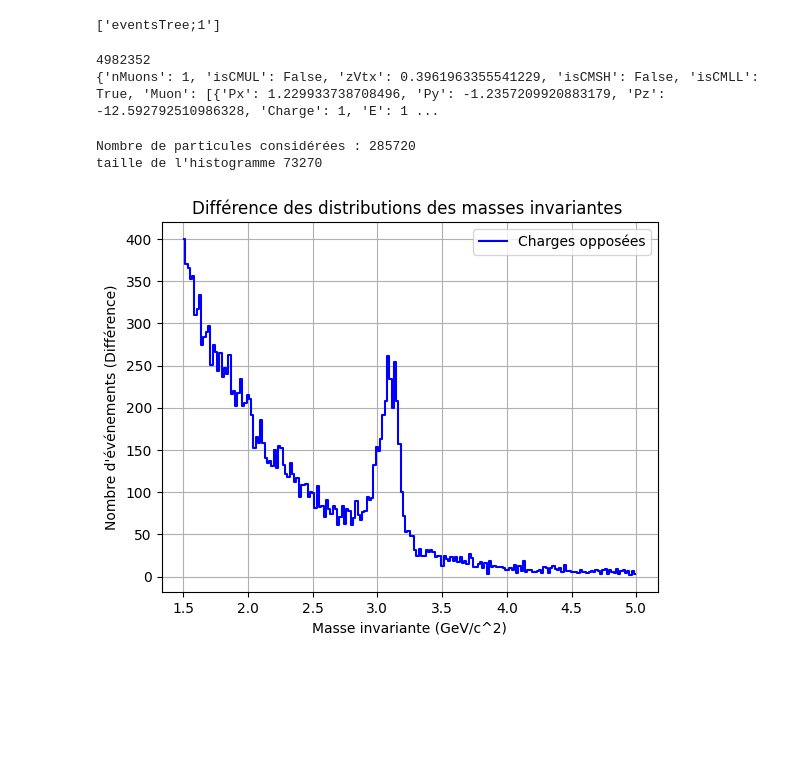
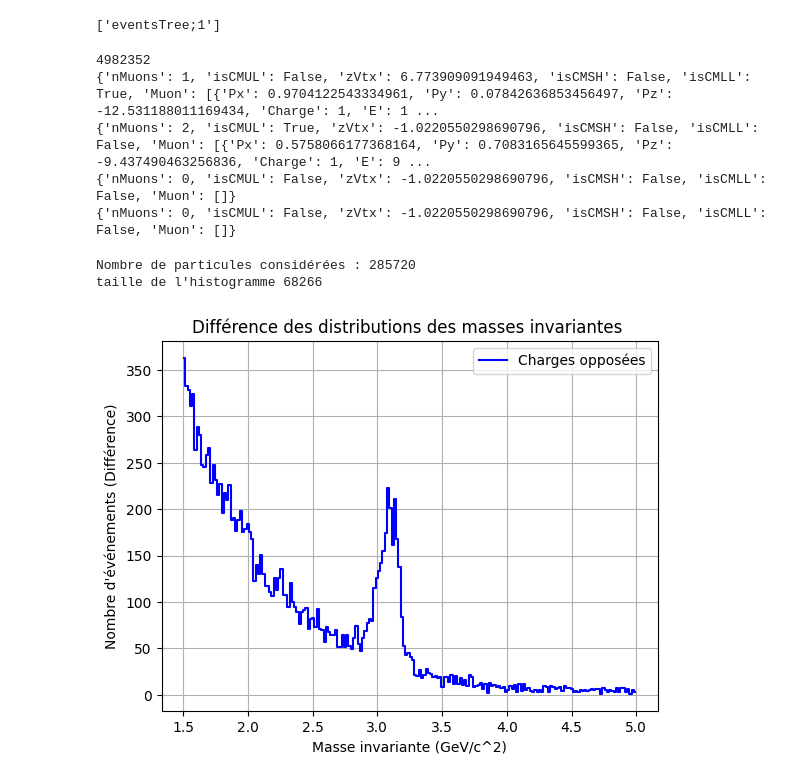
Before and after one commit to nantes-m2-rps-exp/qqbar2mumu-2024, a Jupyter notebook: notebooks/Discrimination.ipynb, the cells around one changed output. Saved outputs shown, nothing was run; the diff lists cells and outputs as text; code cells hidden in the pictures; blank space fills up the shorter version.

Commit message:
conditions theta abs

```diff
--- a/notebooks/Discrimination.ipynb
+++ b/notebooks/Discrimination.ipynb
@@ -49,14 +49,21 @@ m = events.arrays(
         "isCMSH",
         "isCMLL",
         "Muon_yDCA",
+        "Muon_thetaAbs",
     ],
     how="zip",
 )
 print(len(m))
-print(m[8].to_list())
+print(m[10].to_list())
+print(m[11].to_list())
+print(m[12].to_list())
+print(m[13].to_list())
 # %% [output]
 4982352
-{'nMuons': 1, 'isCMUL': False, 'zVtx': 0.3961963355541229, 'isCMSH': False, 'isCMLL': True, 'Muon': [{'Px': 1.229933738708496, 'Py': -1.2357209920883179, 'Pz': -12.592792510986328, 'Charge': 1, 'E': 1 ...
+{'nMuons': 1, 'isCMUL': False, 'zVtx': 6.773909091949463, 'isCMSH': False, 'isCMLL': True, 'Muon': [{'Px': 0.9704122543334961, 'Py': 0.07842636853456497, 'Pz': -12.531188011169434, 'Charge': 1, 'E': 1 ...
+{'nMuons': 2, 'isCMUL': True, 'zVtx': -1.0220550298690796, 'isCMSH': False, 'isCMLL': False, 'Muon': [{'Px': 0.5758066177368164, 'Py': 0.7083165645599365, 'Pz': -9.437490463256836, 'Charge': 1, 'E': 9 ...
+{'nMuons': 0, 'isCMUL': False, 'zVtx': -1.0220550298690796, 'isCMSH': False, 'isCMLL': False, 'Muon': []}
+{'nMuons': 0, 'isCMUL': False, 'zVtx': -1.0220550298690796, 'isCMSH': False, 'isCMLL': False, 'Muon': []}
 # %%
 import awkward as ak
 import matplotlib.pyplot as plt
@@ -77,6 +84,7 @@ muon_vectors = ak.zip(
         "matchedTrgThreshold": filtered_events.Muon.matchedTrgThreshold,
         "DCA": filtered_events.Muon.yDCA,
         "charge": filtered_events.Muon.Charge,
+        "theta": filtered_events.Muon.thetaAbs,
     },
     with_name="Momentum4D",
 )
@@ -104,46 +112,43 @@ opposite_charge_pairs = muon_pairs[
     & (muon_pairs.muon2.matchedTrgThreshold == 2)
     & (muon_pairs.muon1.DCA <= 1.5)
     & (muon_pairs.muon2.DCA <= 1.5)
+    & (muon_pairs.muon1.theta <= 10)
+    & (muon_pairs.muon2.theta <= 10)
+    & (muon_pairs.muon1.theta >= 3)
+    & (muon_pairs.muon2.theta >= 3)
+
 ]
-same_charge_pairs = muon_pairs_back[
-    muon_pairs_back.muon1.charge == muon_pairs_back.muon2.charge
-]
+
 
 # Calcul des masses invariantes
 masses_opposite = (opposite_charge_pairs.muon1 + opposite_charge_pairs.muon2).mass
-masses_same = (same_charge_pairs.muon1 + same_charge_pairs.muon2).mass
 
 # Aplatir les données et filtrer
 flattened_opposite = ak.flatten(
     masses_opposite[(masses_opposite >= 0) & (masses_opposite <= 10)], axis=None
 )
-flattened_same = ak.flatten(
-    masses_same[(masses_same >= 0) & (masses_same <= 10)], axis=None
-)
-
 # Calcul des histogrammes avec numpy
 bins = 200
 hist_opposite, bin_edges = np.histogram(flattened_opposite, bins=bins, range=(1.5, 5))
-hist_same, _ = np.histogram(flattened_same, bins=bins, range=(1.5, 5))
 print("taille de l'histogramme", len(flattened_opposite))
 # Soustraction des histogrammes
 hist_difference = hist_opposite
 
 # Tracer l'histogramme
 bin_centers = (bin_edges[:-1] + bin_edges[1:]) / 2
 plt.step(
     bin_centers, hist_difference, where="mid", label="Charges opposées", color="blue"
 )
 plt.xlabel("Masse invariante (GeV/c^2)")
 plt.ylabel("Nombre d'événements (Différence)")
 plt.title("Différence des distributions des masses invariantes ")
 plt.grid(True)
 plt.legend()
 plt.show()
 # %% [output]
 Nombre de particules considérées : 285720
-taille de l'histogramme 73270
+taille de l'histogramme 68266
-[figure, old version]
+[figure, new version]
 # %%
 import matplotlib.pyplot as plt
 import numpy as np
```
Also changed, not shown: parts of 3 cells of this notebook.
